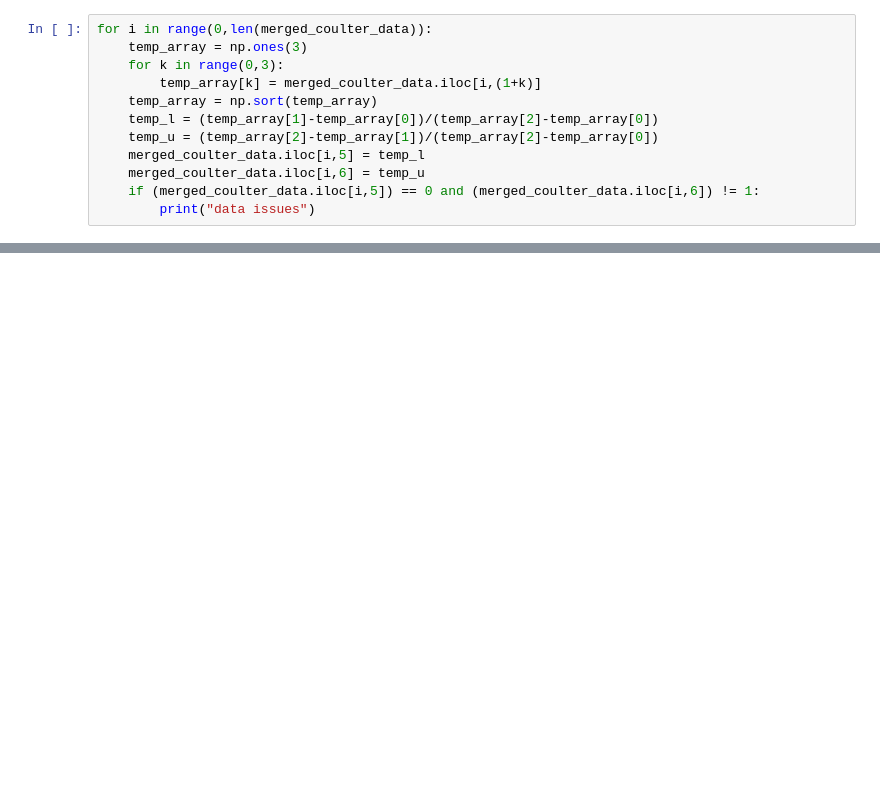
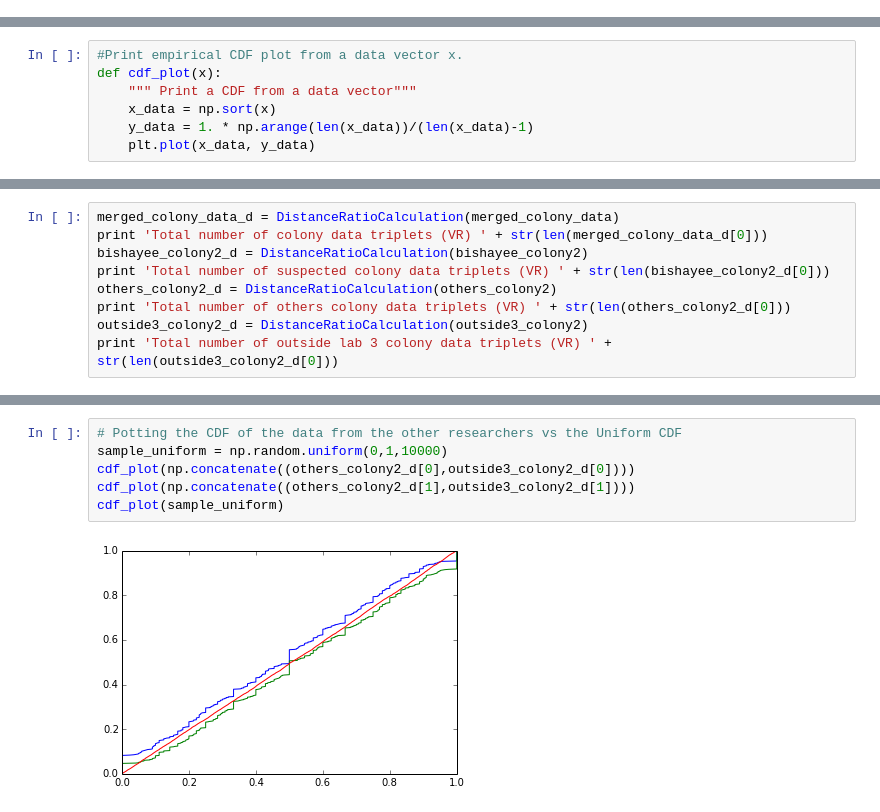
Before and after one commit to zhangzheng-coder/test_codes, a Jupyter notebook: STAT215/STATS_215_project1.ipynb, the cells around one changed output, grey strips where cells are left out. Saved outputs shown, nothing was run; the diff lists cells and outputs as text; blank space fills up the shorter version.

```diff
--- a/STAT215/STATS_215_project1.ipynb
+++ b/STAT215/STATS_215_project1.ipynb
@@ -271,12 +0,0 @@ merged_coulter_data.head(10)
-# %%
-for i in range(0,len(merged_coulter_data)):
-    temp_array = np.ones(3)
-    for k in range(0,3):
-        temp_array[k] = merged_coulter_data.iloc[i,(1+k)]
-    temp_array = np.sort(temp_array)
-    temp_l = (temp_array[1]-temp_array[0])/(temp_array[2]-temp_array[0])
-    temp_u = (temp_array[2]-temp_array[1])/(temp_array[2]-temp_array[0])
-    merged_coulter_data.iloc[i,5] = temp_l
-    merged_coulter_data.iloc[i,6] = temp_u
-    if (merged_coulter_data.iloc[i,5]) == 0 and (merged_coulter_data.iloc[i,6]) != 1:
-        print("data issues")
@@ -326,0 +267,7 @@ merged_colony_data.head(5)
+# %%
+#Print empirical CDF plot from a data vector x.
+def cdf_plot(x):
+    """ Print a CDF from a data vector"""
+    x_data = np.sort(x)
+    y_data = 1. * np.arange(len(x_data))/(len(x_data)-1)
+    plt.plot(x_data, y_data)
@@ -326,0 +316,9 @@ merged_colony_data.head(5)
+# %%
+merged_colony_data_d = DistanceRatioCalculation(merged_colony_data)
+print 'Total number of colony data triplets (VR) ' + str(len(merged_colony_data_d[0]))
+bishayee_colony2_d = DistanceRatioCalculation(bishayee_colony2)
+print 'Total number of suspected colony data triplets (VR) ' + str(len(bishayee_colony2_d[0]))
+others_colony2_d = DistanceRatioCalculation(others_colony2)
+print 'Total number of others colony data triplets (VR) ' + str(len(others_colony2_d[0]))
+outside3_colony2_d = DistanceRatioCalculation(outside3_colony2)
+print 'Total number of outside lab 3 colony data triplets (VR) ' + str(len(outside3_colony2_d[0]))
@@ -326,0 +554,8 @@ merged_colony_data.head(5)
+# %%
+# Potting the CDF of the data from the other researchers vs the Uniform CDF
+sample_uniform = np.random.uniform(0,1,10000)
+cdf_plot(np.concatenate((others_colony2_d[0],outside3_colony2_d[0])))
+cdf_plot(np.concatenate((others_colony2_d[1],outside3_colony2_d[1])))
+cdf_plot(sample_uniform)
+# %% [output]
+[figure, added]
```
Also changed, not shown: parts of 90 cells of this notebook, 2 other files.
